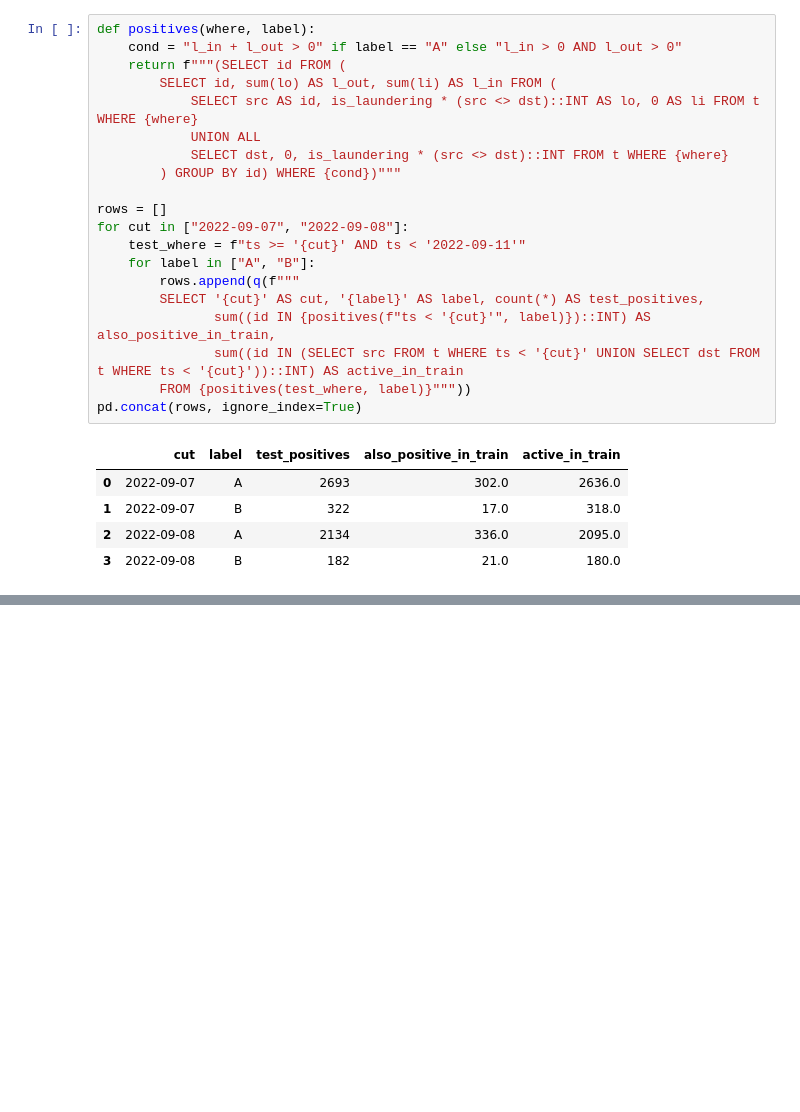
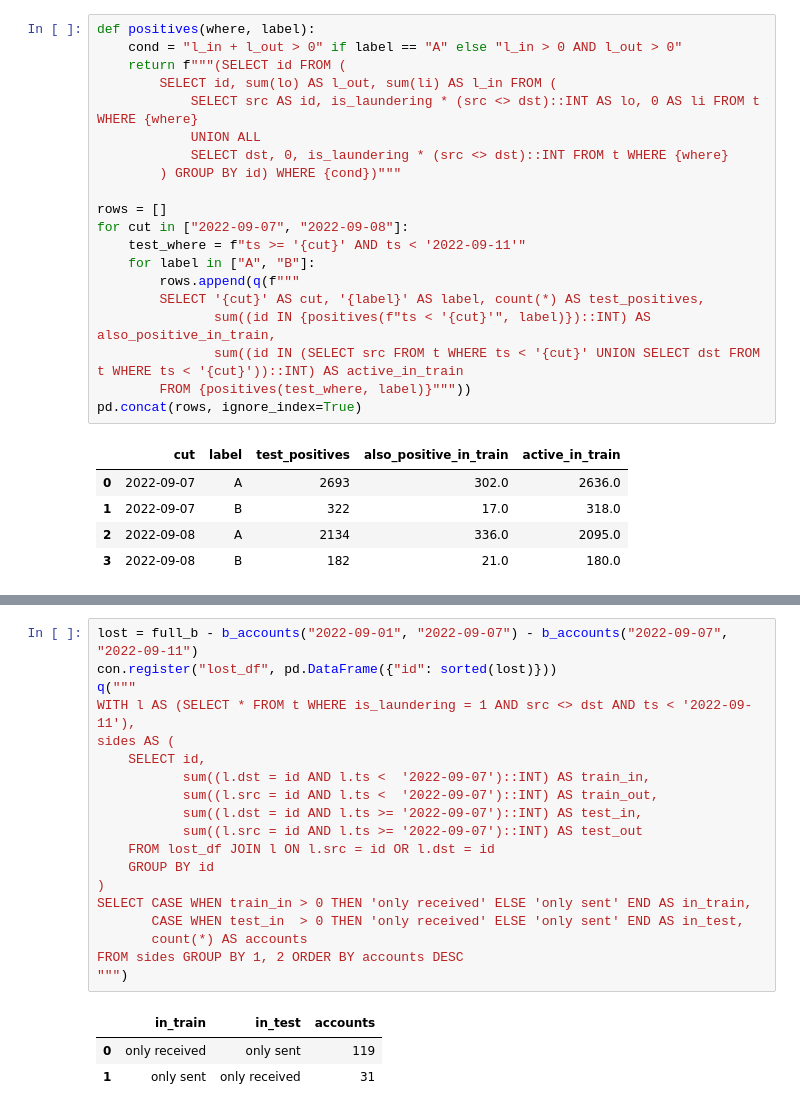
Before and after one commit to abhiishek2205/mulewatch, a Jupyter notebook: notebooks/01_explore.ipynb, the cells around one changed output, grey strips where cells are left out. Drawn from its saved outputs; the diff is of its cells as text; blank space fills up the shorter version.

```diff
--- a/notebooks/01_explore.ipynb
+++ b/notebooks/01_explore.ipynb
@@ -352,0 +416,23 @@ pd.concat(rows, ignore_index=True)
+# %%
+lost = full_b - b_accounts("2022-09-01", "2022-09-07") - b_accounts("2022-09-07", "2022-09-11")
+con.register("lost_df", pd.DataFrame({"id": sorted(lost)}))
+q("""
+WITH l AS (SELECT * FROM t WHERE is_laundering = 1 AND src <> dst AND ts < '2022-09-11'),
+sides AS (
+    SELECT id,
+           sum((l.dst = id AND l.ts <  '2022-09-07')::INT) AS train_in,
+           sum((l.src = id AND l.ts <  '2022-09-07')::INT) AS train_out,
+           sum((l.dst = id AND l.ts >= '2022-09-07')::INT) AS test_in,
+           sum((l.src = id AND l.ts >= '2022-09-07')::INT) AS test_out
+    FROM lost_df JOIN l ON l.src = id OR l.dst = id
+    GROUP BY id
+)
+SELECT CASE WHEN train_in > 0 THEN 'only received' ELSE 'only sent' END AS in_train,
+       CASE WHEN test_in  > 0 THEN 'only received' ELSE 'only sent' END AS in_test,
+       count(*) AS accounts
+FROM sides GROUP BY 1, 2 ORDER BY accounts DESC
+""")
+# %% [output]
+|  | in_train | in_test | accounts |
+| 0 | only received | only sent | 119 |
+| 1 | only sent | only received | 31 |
```
Also changed, not shown: parts of 11 cells of this notebook, 3 other files.
